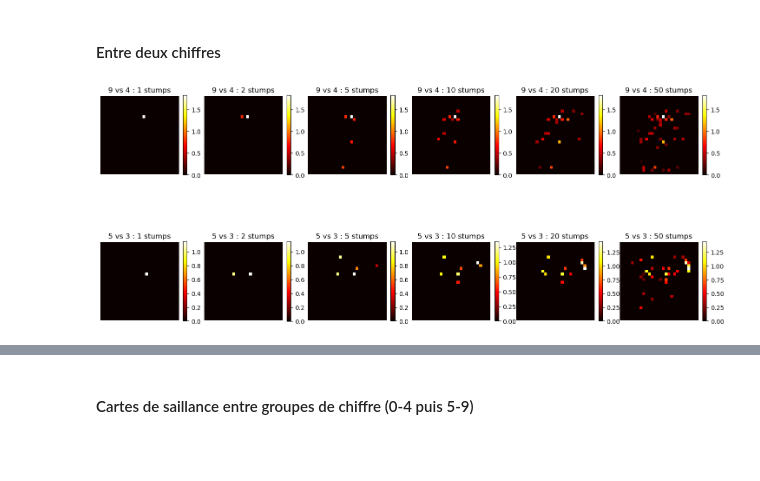
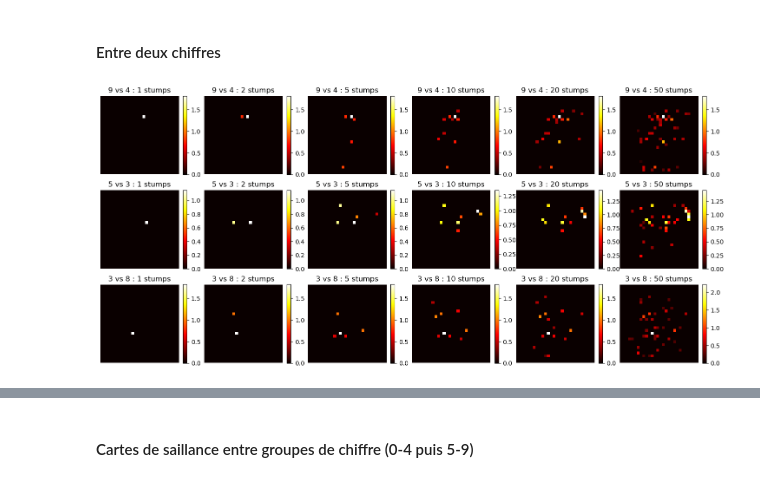
Before and after one commit to jnotarangelo/AdaBoost, a Jupyter notebook: Restitution.ipynb, the cells around one changed output, grey strips where cells are left out. Cells and saved outputs as stored; diff of their text form; code cells hidden in the pictures; blank space fills up the shorter version.

```diff
--- a/Restitution.ipynb
+++ b/Restitution.ipynb
@@ -554,3 +562,43 @@ Les matrices de confusion confirment que les erreurs résiduelles sont rares et
+# %%
+results_04v59 = []
+
+for estimator_name, estimator in estimators.items():
+    # Figure avec une matrice de confusion par valeur de n_estimators
+    fig, axes = plt.subplots(n_rows, n_cols, figsize=(5 * n_cols, 4.5 * n_rows))
+    axes = np.ravel(axes)
+
+    for ax, n_est in zip(axes, n_estimators_list):
+        model = AdaBoostClassifier(estimator=estimator,
+                                   n_estimators=n_est,
+                                   random_state=seed)
+
+        # Cross-val : une seule passe par configuration.
+        # y_pred_cv contient, pour chaque individu, la prédiction du fold
+        # où il était en validation (prédictions "out-of-fold").
+        y_pred_cv = cross_val_predict(model, X_04v59_train, y_04v59_train,
+                                      cv=skf, n_jobs=-1)
+        f1_score_cv = f1_score(y_04v59_train, y_pred_cv)
+
+        # Résultats de la cross-val dans le dataframe
+        results_04v59.append({"estimator": estimator_name,
+                        "n_estimators": n_est,
+                        "f1_score": f1_score_cv})
+
+        # Matrice de confusion à partir de ces mêmes prédictions CV
+        cm = confusion_matrix(y_04v59_train, y_pred_cv)
+        disp = ConfusionMatrixDisplay(cm)
+        disp.plot(ax=ax, colorbar=False)
+        ax.set_title(f"n_estimators = {n_est}\nf1 cv = {f1_score_cv:.3f}")
+    print(results_04v59)
+
+    fig.suptitle(f"AdaBoost — {estimator_name}", fontsize=16)
+    fig.tight_layout()
+    fig.savefig(f"images/cm_AdaBoost/cm_{estimator_name}_04v59.png",
+                dpi=300, bbox_inches="tight")
+    plt.close(fig)
+
+df_results_04v59 = pd.DataFrame(results_04v59)
+print(df_results_04v59)
 # %% [markdown]
 ### D. Bilan
 # %% [markdown]
@@ -577,23 +625,24 @@ def carte_saillance(model):
     return saillance.reshape(28, 28)               # 784 valeurs -> image 28x28
 # %%
 cas = {"9 vs 4": (X_9v4_train, y_9v4_train),
-       "5 vs 3": (X_5v3_train, y_5v3_train)}
+       "5 vs 3": (X_5v3_train, y_5v3_train),
+       "3 vs 8": (X_8v3_train, y_8v3_train)}
 etapes = [1, 2, 5, 10, 20, 50]
 
-fig, axes = plt.subplots(2, 6, figsize=(18, 8))
+fig, axes = plt.subplots(3, 6, figsize=(18, 8))
 
 for i, (nom, (X_tr, y_tr)) in enumerate(cas.items()):
     for j, n in enumerate(etapes):
         model = AdaBoostClassifier(estimator=DecisionTreeClassifier(max_depth=1),
                                    n_estimators=n, random_state=42)
         model.fit(X_tr, y_tr)
 
         im = axes[i, j].imshow(carte_saillance(model), cmap="hot")
         axes[i, j].set_title(f"{nom} : {n} stumps")
         axes[i, j].axis("off")
         fig.colorbar(im, ax=axes[i, j], fraction=0.046)
 
 plt.savefig("images/saillance_map/saillance_binaires.png", dpi=300, bbox_inches="tight")
 # %% [output]
-[figure, old version]
+[figure, new version]
 # %% [markdown]
```
Also changed, not shown: parts of 15 cells of this notebook, 8 other files.
